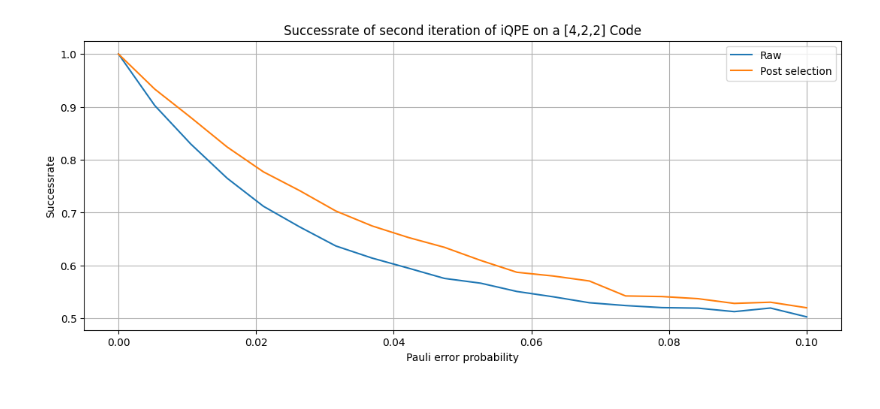
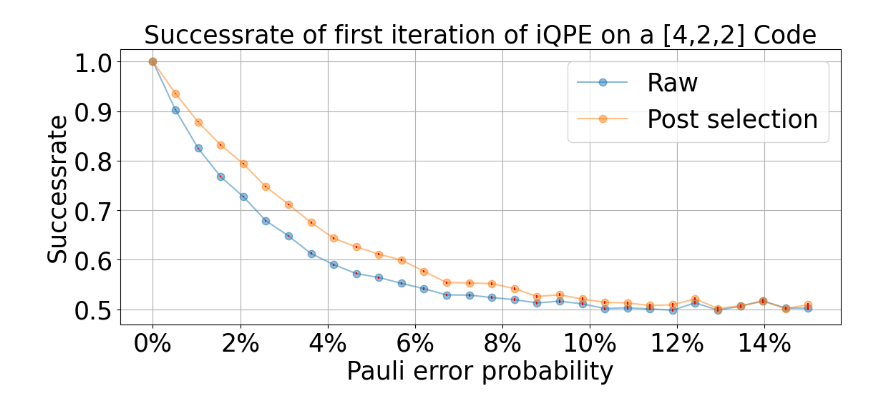
Before and after one commit to RicemanBoy/Bachelor, a Jupyter notebook: [4,2,2] CssCode.ipynb, the cells around one changed output. Drawn from its saved outputs; the diff is of its cells as text; code cells hidden in the pictures.

```diff
--- a/[4,2,2] CssCode.ipynb
+++ b/[4,2,2] CssCode.ipynb
@@ -455,5 +456,5 @@ Succesrate with postselection:  0.8612059158134243
 # %%
-plot_x = np.linspace(0,0.3,100)
+plot_x = np.linspace(0,0.4,30)
 plot_y = []
 plot_y_ps = []
 
@@ -497,14 +498,21 @@ for i in range(len(plot_x)):
 
     plot_y_ps.append(all)
 
+err = [np.sqrt((i-i**2)/shots) for i in plot_x]
+
 fig, ax = plt.subplots(figsize=(13,5))
+ax.xaxis.set_major_formatter(ticker.PercentFormatter(xmax=1, decimals = 0))
 
-ax.plot(plot_x,plot_y, label="Raw")
-ax.plot(plot_x,plot_y_ps, label="Post selection")
-plt.title("Successrate of first iteration of iQPE on a [4,2,2] Code")
-plt.xlabel("Pauli error probability")
-plt.ylabel("Successrate")
+ax.plot(plot_x,plot_y, label="Raw", marker = ".",markersize = 15, alpha = 0.5)
+ax.plot(plot_x,plot_y_ps, label="Post selection", marker = ".",markersize = 15, alpha = 0.5)
+ax = plt.errorbar(plot_x, plot_y, yerr=err, ecolor="red", linestyle="")
+ax = plt.errorbar(plot_x, plot_y_ps, yerr=err, ecolor="red", linestyle="")
+plt.title("Successrate of first iteration of iQPE on a [4,2,2] Code", fontsize=25)
+plt.xlabel("Pauli error probability",fontsize=25)
+plt.ylabel("Successrate",fontsize=25)
+plt.xticks(fontsize=25)
+plt.yticks(fontsize=25)
 plt.grid()
-plt.legend()
+plt.legend(fontsize=25)
 plt.show()
 # %% [output]
@@ -513,7 +521,7 @@ plt.show()
 q = [0,1,2,3,4,5,6]         # = q0, q1, q2, q3, a, s_m, t_m    in this order
 qc = code()
 
-plot_x = np.linspace(0,0.1,20)
+plot_x = np.linspace(0,0.15,30)
 plot_y = []
 plot_y_ps = []
 
@@ -536,37 +544,44 @@ for i in range(len(plot_x)):
             all += y[ehm]
         ehm += 1
 
     all = all/shots
 
     plot_y.append(all)
 
     check = [(i.count("1",0,6)%2-1) for i in x]
 
     check = [-i for i in check]
 
     y_new = np.multiply(check, y)
 
     all = 0
 
     for i in range(len(x)):
         if int(x[i][6]) == 0 and check[i] == 1:
             all += y_new[i]
 
     postselec = sum(y_new)
 
     all = all/postselec
 
     plot_y_ps.append(all)
 
+err = [np.sqrt((i-i**2)/shots) for i in plot_x]
+
 fig, ax = plt.subplots(figsize=(13,5))
+ax.xaxis.set_major_formatter(ticker.PercentFormatter(xmax=1, decimals = 0))
 
-ax.plot(plot_x,plot_y, label="Raw")
-ax.plot(plot_x,plot_y_ps, label="Post selection")
-plt.title("Successrate of second iteration of iQPE on a [4,2,2] Code")
-plt.xlabel("Pauli error probability")
-plt.ylabel("Successrate")
+ax.plot(plot_x,plot_y, label="Raw", marker = ".",markersize = 15, alpha = 0.5)
+ax.plot(plot_x,plot_y_ps, label="Post selection", marker = ".",markersize = 15, alpha = 0.5)
+ax = plt.errorbar(plot_x, plot_y, yerr=err, ecolor="red", linestyle="")
+ax = plt.errorbar(plot_x, plot_y_ps, yerr=err, ecolor="red", linestyle="")
+plt.title("Successrate of first iteration of iQPE on a [4,2,2] Code", fontsize=25)
+plt.xlabel("Pauli error probability",fontsize=25)
+plt.ylabel("Successrate",fontsize=25)
+plt.xticks(fontsize=25)
+plt.yticks(fontsize=25)
 plt.grid()
-plt.legend()
+plt.legend(fontsize=25)
 plt.show()
 # %% [output]
-[figure, old version]
+[figure, new version]
```
Also changed, not shown: parts of 5 cells of this notebook.
